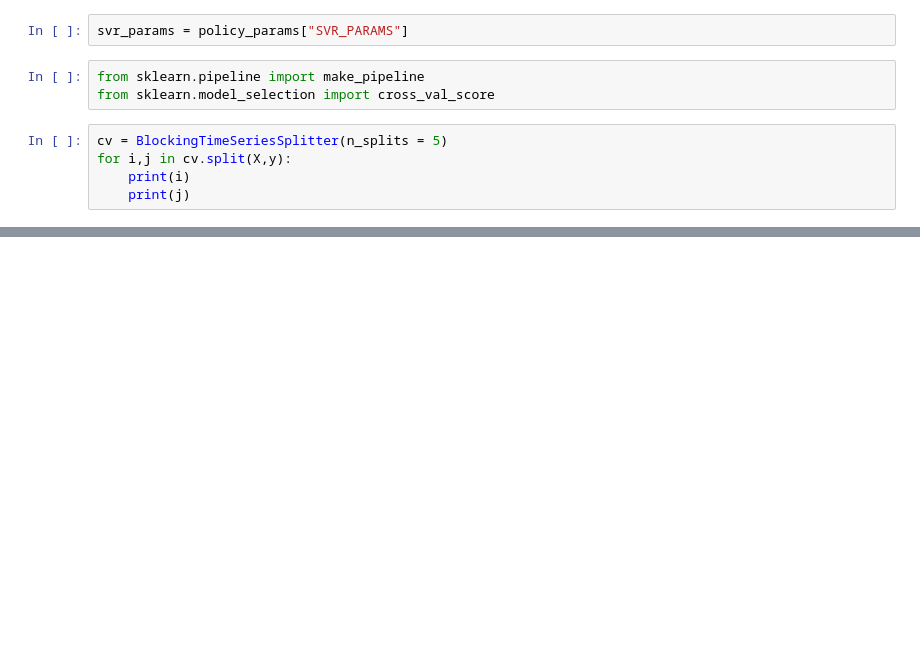
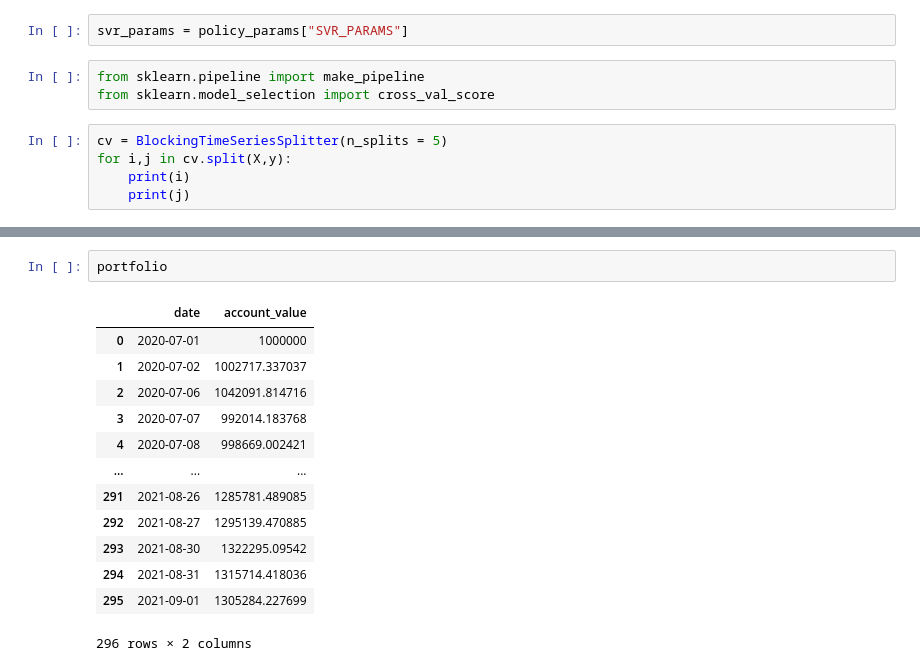
Before and after one commit to didemdurukan/portfolio_allocation_framework, a Jupyter notebook: AgentLayer/model_structure.ipynb, the cells around one changed output, grey strips where cells are left out. Cells and saved outputs as stored; diff of their text form; blank space fills up the shorter version.

```diff
--- a/AgentLayer/model_structure.ipynb
+++ b/AgentLayer/model_structure.ipynb
@@ -1445,0 +1426,16 @@ print(portfolio_cumprod)
+# %%
+portfolio
+# %% [output]
+|  | date | account_value |
+| 0 | 2020-07-01 | 1000000 |
+| 1 | 2020-07-02 | 1002717.337037 |
+| 2 | 2020-07-06 | 1042091.814716 |
+| 3 | 2020-07-07 | 992014.183768 |
+| 4 | 2020-07-08 | 998669.002421 |
+| ... | ... | ... |
+| 291 | 2021-08-26 | 1285781.489085 |
+| 292 | 2021-08-27 | 1295139.470885 |
+| 293 | 2021-08-30 | 1322295.09542 |
+| 294 | 2021-08-31 | 1315714.418036 |
+| 295 | 2021-09-01 | 1305284.227699 |
+296 rows × 2 columns
```
Also changed, not shown: parts of 13 cells of this notebook, 13 other files.
